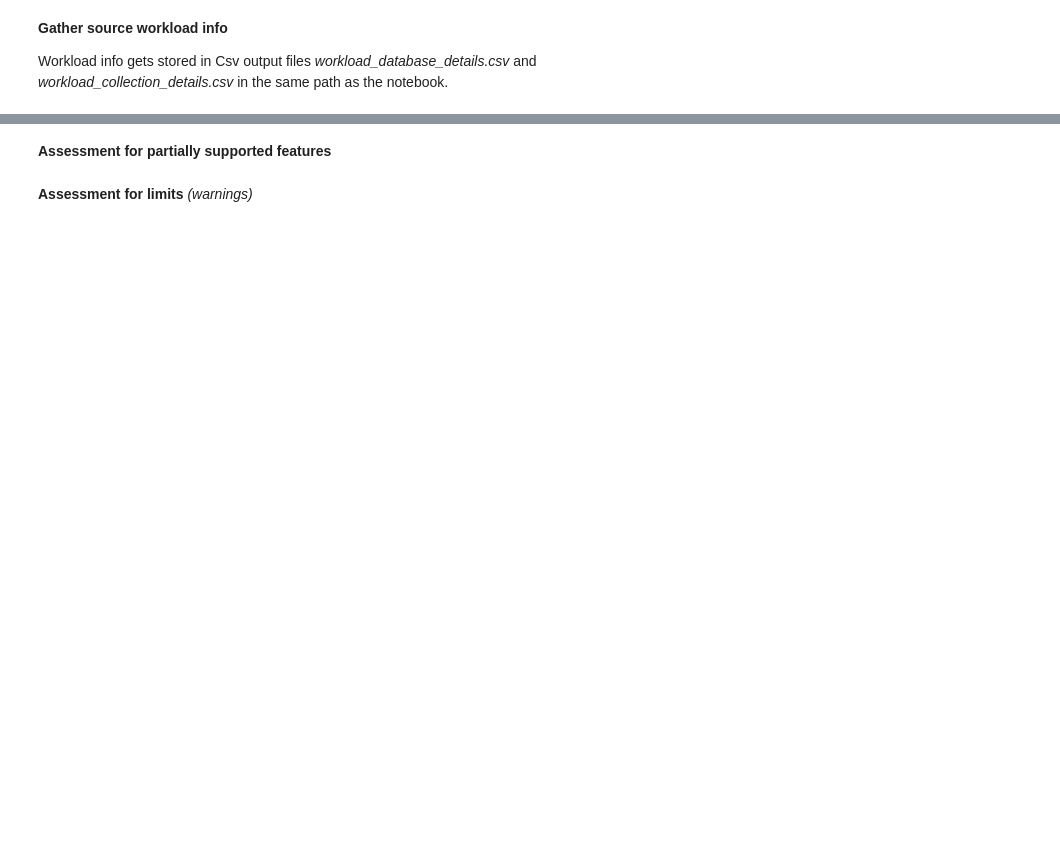
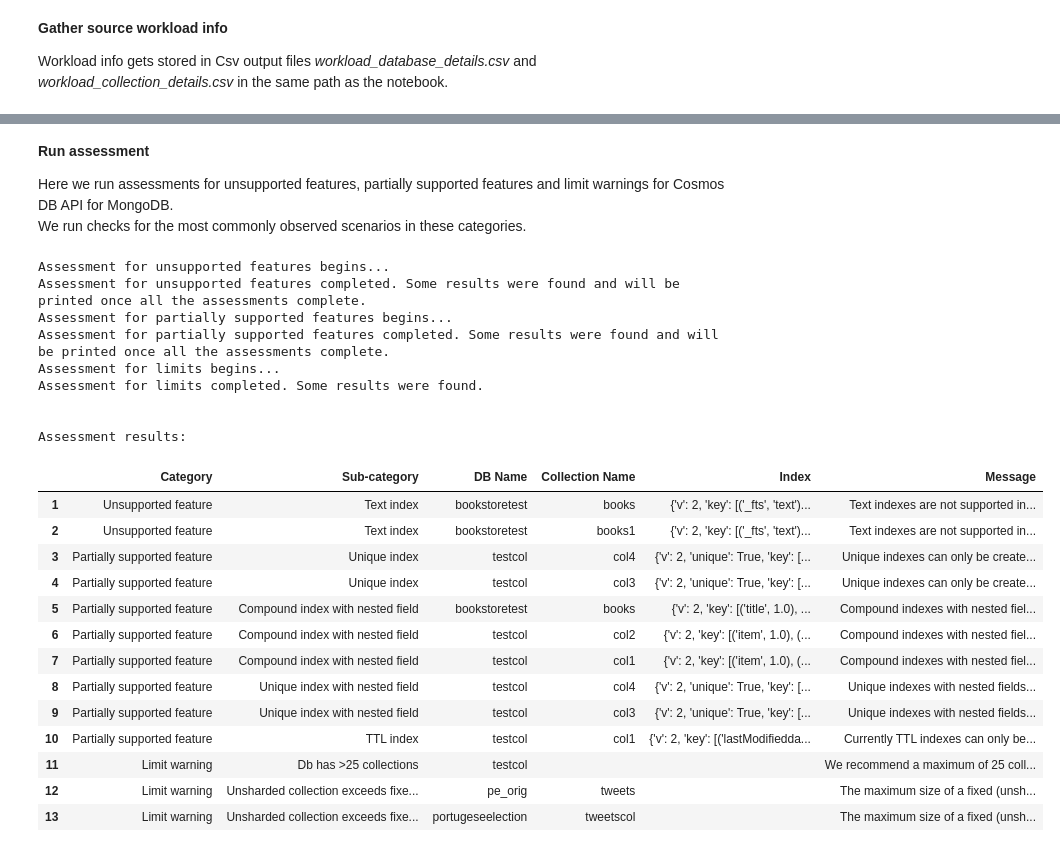
Before and after one commit to AzureCosmosDB/Cosmos-DB-Migration-Assistant-for-API-for-MongoDB, a Jupyter notebook: database_migration_assistant.ipynb, the cells around one changed output, grey strips where cells are left out. Drawn from its saved outputs; the diff is of its cells as text; code cells hidden in the pictures; blank space fills up the shorter version.

```diff
--- a/database_migration_assistant.ipynb
+++ b/database_migration_assistant.ipynb
@@ -53,2 +62,0 @@ Text indexes are not supported in Azure Cosmos DB API for MongoDB. Azure Cosmos
-# %% [markdown]
-**Assessment for partially supported features**
@@ -57,2 +62,0 @@ source_mongodb.workload_info.assess_partially_supported_features()
-# %% [markdown]
-**Assessment for limits** _(warnings)_
@@ -60,0 +63,40 @@ source_mongodb.workload_info.assess_limits()
+# %% [markdown]
+**Run assessment**
+
+Here we run assessments for unsupported features, partially supported features and limit warnings for Cosmos DB API for MongoDB.
+We run checks for the most commonly observed scenarios in these categories.
+# %%
+source_mongodb.workload_info.assess_unsupported_features()
+source_mongodb.workload_info.save_assessment_result_unsupported()
+
+source_mongodb.workload_info.assess_partially_supported_features()
+source_mongodb.workload_info.save_assessment_result_partially_supported()
+
+source_mongodb.workload_info.assess_limits()
+source_mongodb.workload_info.save_assessment_result_limits()
+
+source_mongodb.workload_info.print_assessment_results()
+# %% [output]
+Assessment for unsupported features begins...
+Assessment for unsupported features completed. Some results were found and will be printed once all the assessments complete.
+Assessment for partially supported features begins...
+Assessment for partially supported features completed. Some results were found and will be printed once all the assessments complete.
+Assessment for limits begins...
+Assessment for limits completed. Some results were found.
+
+
+Assessment results:
+|  | Category | Sub-category | DB Name | Collection Name | Index | Message |
+| 1 | Unsupported feature | Text index | bookstoretest | books | {'v': 2, 'key': [('_fts', 'text')... | Text indexes are not supported in... |
+| 2 | Unsupported feature | Text index | bookstoretest | books1 | {'v': 2, 'key': [('_fts', 'text')... | Text indexes are not supported in... |
+| 3 | Partially supported feature | Unique index | testcol | col4 | {'v': 2, 'unique': True, 'key': [... | Unique indexes can only be create... |
+| 4 | Partially supported feature | Unique index | testcol | col3 | {'v': 2, 'unique': True, 'key': [... | Unique indexes can only be create... |
+| 5 | Partially supported feature | Compound index with nested field | bookstoretest | books | {'v': 2, 'key': [('title', 1.0), ... | Compound indexes with nested fiel... |
+| 6 | Partially supported feature | Compound index with nested field | testcol | col2 | {'v': 2, 'key': [('item', 1.0), (... | Compound indexes with nested fiel... |
+| 7 | Partially supported feature | Compound index with nested field | testcol | col1 | {'v': 2, 'key': [('item', 1.0), (... | Compound indexes with nested fiel... |
+| 8 | Partially supported feature | Unique index with nested field | testcol | col4 | {'v': 2, 'unique': True, 'key': [... | Unique indexes with nested fields... |
+| 9 | Partially supported feature | Unique index with nested field | testcol | col3 | {'v': 2, 'unique': True, 'key': [... | Unique indexes with nested fields... |
+| 10 | Partially supported feature | TTL index | testcol | col1 | {'v': 2, 'key': [('lastModifiedda... | Currently TTL indexes can only be... |
+| 11 | Limit warning | Db has >25 collections | testcol |  |  | We recommend a maximum of 25 coll... |
+| 12 | Limit warning | Unsharded collection exceeds fixe... | pe_orig | tweets |  | The maximum size of a fixed (unsh... |
+| 13 | Limit warning | Unsharded collection exceeds fixe... | portugeseelection | tweetscol |  | The maximum size of a fixed (unsh... |
```
Also changed, not shown: parts of 6 cells of this notebook, 9 other files.
